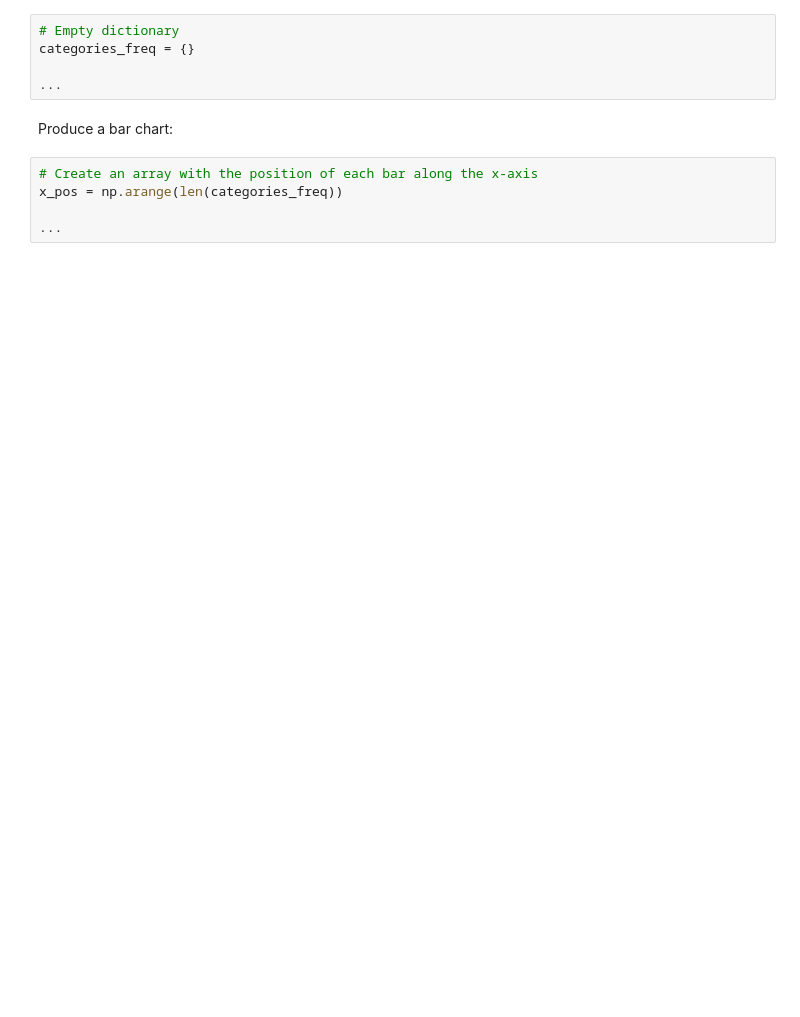
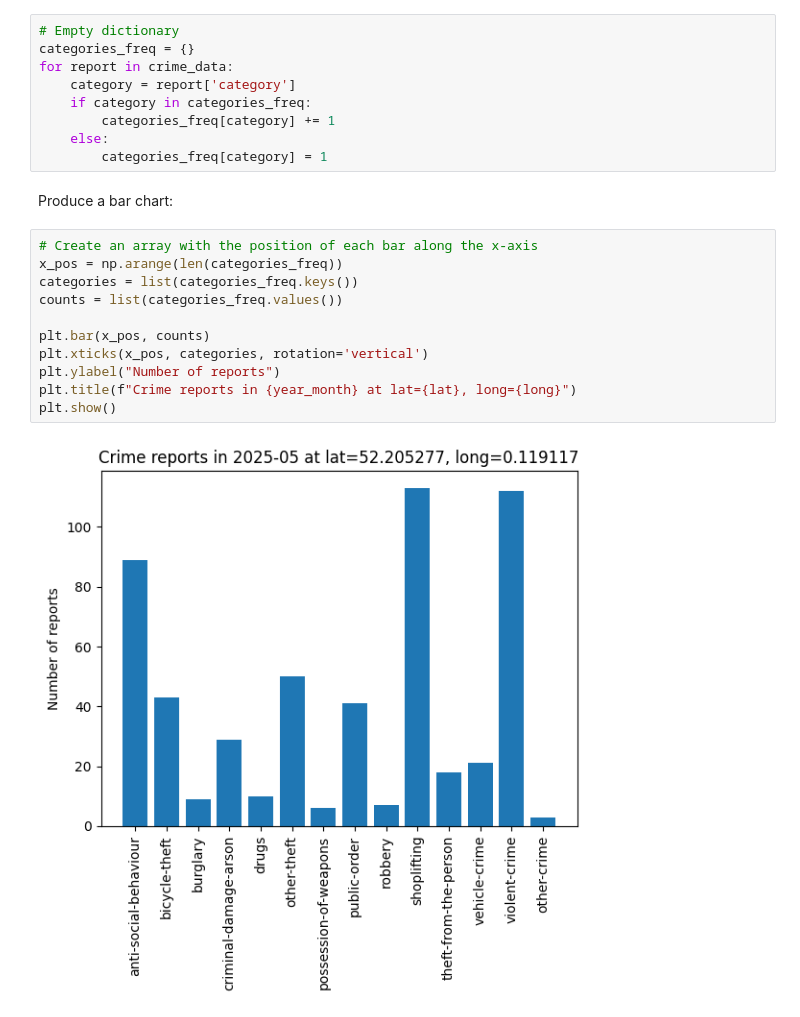
Before and after one commit to aman1893/PartIA-Computing-Michaelmas, a Jupyter notebook: Exercises/08 Exercises_solved.ipynb, the cells around one changed output. Saved outputs shown, nothing was run; the diff lists cells and outputs as text; blank space fills up the shorter version.

```diff
--- a/Exercises/08 Exercises_solved.ipynb
+++ b/Exercises/08 Exercises_solved.ipynb
@@ -240,12 +240,24 @@ Build (a) a list of crime categories and (b) the number of reports in each categ
 # %%
 # Empty dictionary
 categories_freq = {}
-
-...
+for report in crime_data:
+    category = report['category']
+    if category in categories_freq:
+        categories_freq[category] += 1
+    else:
+        categories_freq[category] = 1
 # %% [markdown]
 Produce a bar chart:
 # %%
 # Create an array with the position of each bar along the x-axis
 x_pos = np.arange(len(categories_freq))
+categories = list(categories_freq.keys())
+counts = list(categories_freq.values())
 
-...
+plt.bar(x_pos, counts)
+plt.xticks(x_pos, categories, rotation='vertical')
+plt.ylabel("Number of reports")
+plt.title(f"Crime reports in {year_month} at lat={lat}, long={long}")
+plt.show()
+# %% [output]
+[figure, added]
```
